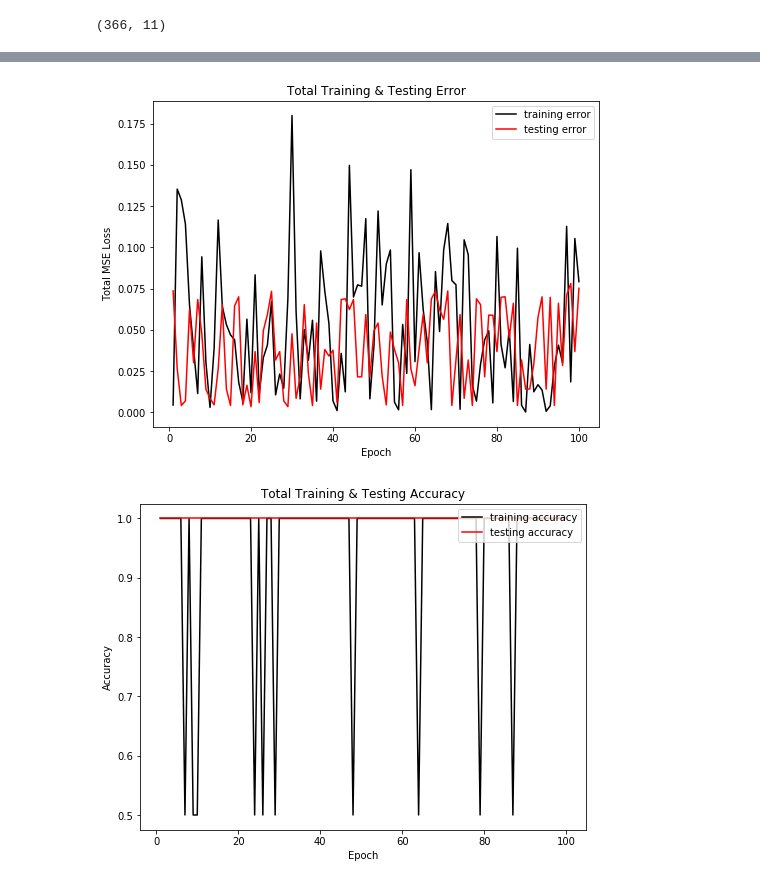
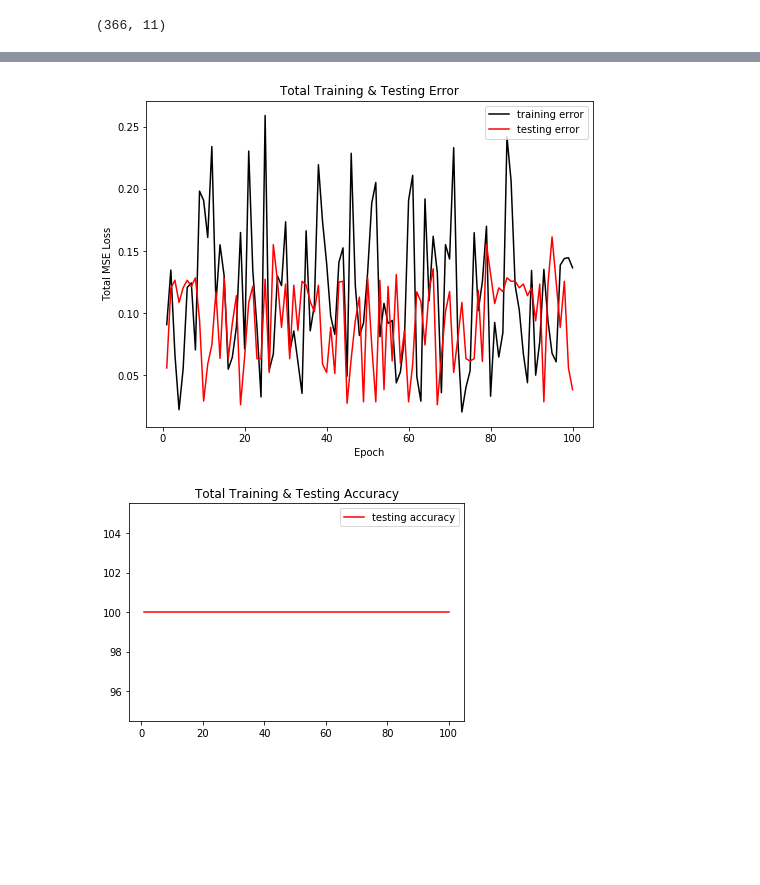
Before and after one commit to wesleyktatum/MatMAP, a Jupyter notebook: ipynb/PhysicsInspiredLoss.ipynb, the cells around one changed output, grey strips where cells are left out. Saved outputs shown, nothing was run; the diff lists cells and outputs as text; code cells hidden in the pictures; blank space fills up the shorter version.

Commit message:
integrated accuracy and custom loss into OPV_NN1

```diff
--- a/ipynb/PhysicsInspiredLoss.ipynb
+++ b/ipynb/PhysicsInspiredLoss.ipynb
@@ -139,6 +141,7 @@ def eval_model(model, testing_data_set, criterion, optimizer):
     model.eval()
 
     criterion = criterion
+    accuracy = Accuracy(acc_thresh = 0.01)
 
 
     #don't update nodes during evaluation b/c not training
@@ -158,13 +161,14 @@ def eval_model(model, testing_data_set, criterion, optimizer):
 
 
             # calculate loss per batch of testing data
-            test_loss, test_accuracy = criterion(out, labels)
+            test_loss = criterion(out, labels)
+            test_accuracy = accuracy(out, labels)
 
             epoch_losses.append(test_loss.item())
             epoch_accuracies.append(test_accuracy)
             test_total += 1
 
-
+        # Average all batches in Epoch
         test_epoch_loss = sum(epoch_losses)/test_total
         test_epoch_accuracy = sum(epoch_accuracies)/test_total
 
@@ -195,7 +199,6 @@ class ThresholdedMSELoss(nn.Module):
 
         result_list = torch.zeros(predictions.size(0))
         element_count = 0
-        correct = 0
 
         for x, y in zip(predictions, labels):
 #             print (f"{el_count+1}/{result_list.size(0)}")
@@ -207,11 +210,6 @@ class ThresholdedMSELoss(nn.Module):
 
                 # Need to use only torch.nn.Function() and torch.() functions for autograd to track operations
                 error = torch.add(x, torch.neg(y)) #error = x + (-y)
-
-                #if precision <= 10%, count as correct
-                if torch.le(torch.div(error, y), torch.tensor(0.1)) == torch.tensor([1]):
-                    correct += 1
-
                 element_result = torch.pow(error, 2)
                 element_result = torch.pow(element_result, 1)
 
@@ -220,12 +218,8 @@ class ThresholdedMSELoss(nn.Module):
             elif torch.ge(x, torch.tensor([self.upper])) == torch.tensor([1]):
                 #exponential MSE for x >= 6
 #                 print(f"prediction = {x}, upper threshold violated")
+
                 error = torch.add(x, torch.neg(y))
-
-            #if precision <= 10%, count as correct
-                if torch.le(torch.div(error, y), torch.tensor(0.1)) == torch.tensor([1]):
-                    correct += 1
-
                 element_result = torch.pow(error, 2)
                 element_result = torch.pow(element_result, 1)
 
@@ -233,18 +227,13 @@ class ThresholdedMSELoss(nn.Module):
             else:
 #                 print(f"prediction = {x}")
                 error = torch.add(x, torch.neg(y))
-
-                #if precision <= 10%, count as correct
-                if torch.le(torch.div(error, y), torch.tensor(0.1)) == torch.tensor([1]):
-                    correct += 1
-
                 element_result = torch.pow(error, 2)
 
             result_list[element_count] = element_result
             element_count+=1
 
-            accuracy = correct/element_count
 
+            # Average of all the squared errors
             result = result_list.mean()
 
-            return result, accuracy
+            return result
@@ -260,7 +286,7 @@ optimizer = torch.optim.Adam(params = model.parameters(), lr = learning_rate)
 # %%
 #empty list to hold loss per epoch
 train_epoch_losses = []
-train_epoch_accuracy = []
+# train_epoch_accuracy = []
 
 
 test_epoch_losses = []
@@ -269,12 +295,13 @@ test_epoch_accuracy = []
 
 for epoch in range(num_epochs):
 
-    train_epoch_loss, train_epoch_accuracy_element = train_model(model = model,
-                                                                training_data_set = training_data_set,
-                                                                criterion = criterion,
-                                                                optimizer = optimizer)
+#     train_epoch_loss, train_epoch_accuracy_element = train_model(model = model,
+    train_epoch_loss = train_model(model = model,
+                                                                 training_data_set = training_data_set,
+                                                                 criterion = criterion,
+                                                                 optimizer = optimizer)
     train_epoch_losses.append(train_epoch_loss)
-    train_epoch_accuracy.append(train_epoch_accuracy_element)
+#     train_epoch_accuracy.append(train_epoch_accuracy_element)
 
 
     test_epoch_loss, test_epoch_accuracy_element = eval_model(model = model,
@@ -304,27 +348,24 @@ Epoch testing accuracy is: 1.0
 # %%
 fig, ax = plt.subplots(figsize = (8,6))
 
 epochs = np.arange(1, (num_epochs+1), 1)
 
 plt.plot(epochs, train_epoch_losses, c = 'k', label = 'training error')
 plt.plot(epochs, test_epoch_losses, c = 'r', label = 'testing error')
 plt.legend(loc = 'upper right')
 plt.title("Total Training & Testing Error")
 ax.set_xlabel('Epoch')
 ax.set_ylabel('Total MSE Loss')
 plt.show()
 
-fig, ax = plt.subplots(figsize = (8,6))
 
-epochs = np.arange(1, (num_epochs+1), 1)
-
-plt.plot(epochs, train_epoch_accuracy, c = 'k', label = 'training accuracy')
+# plt.plot(epochs, train_epoch_accuracy, c = 'k', label = 'training accuracy')
 plt.plot(epochs, test_epoch_accuracy, c = 'r', label = 'testing accuracy')
 plt.legend(loc = 'upper right')
 plt.title("Total Training & Testing Accuracy")
 ax.set_xlabel('Epoch')
 ax.set_ylabel('Accuracy')
 plt.show()
 # %% [output]
-[figure, old version]
+[figure, new version]
-[figure, old version]
+[figure, new version]
```
Also changed, not shown: parts of 4 cells of this notebook, 2 other files.
